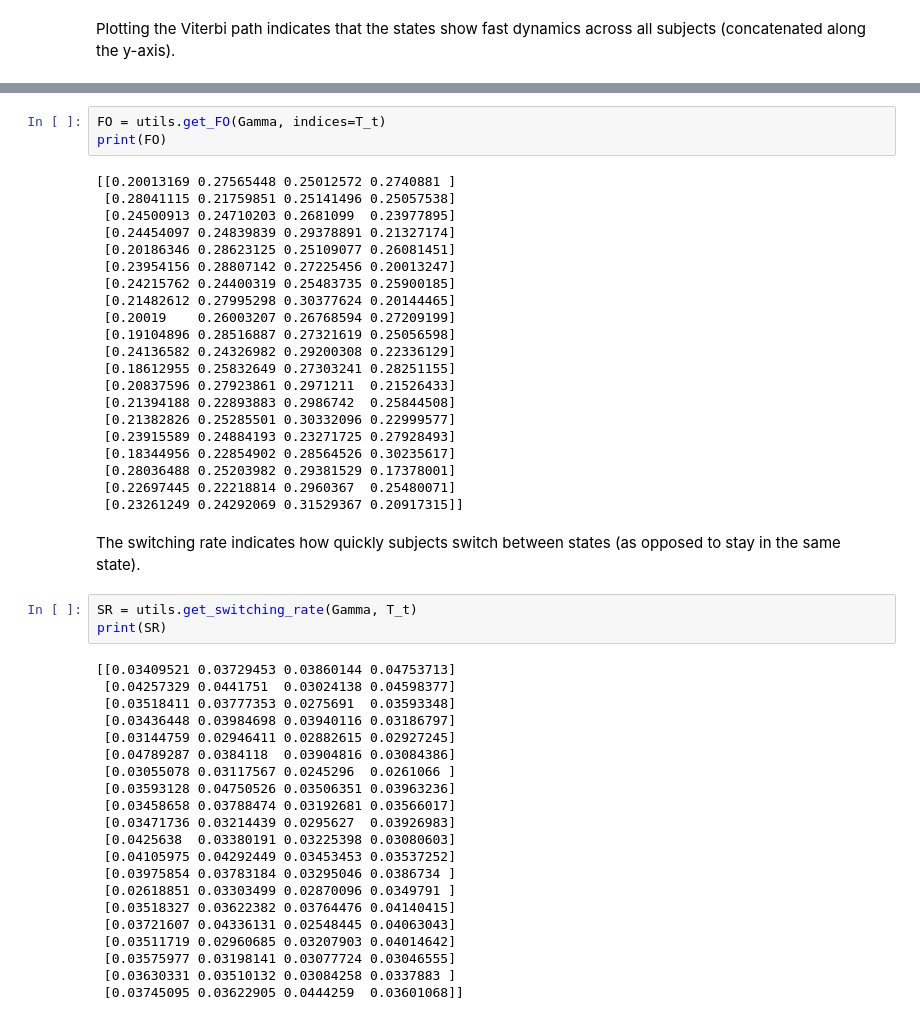
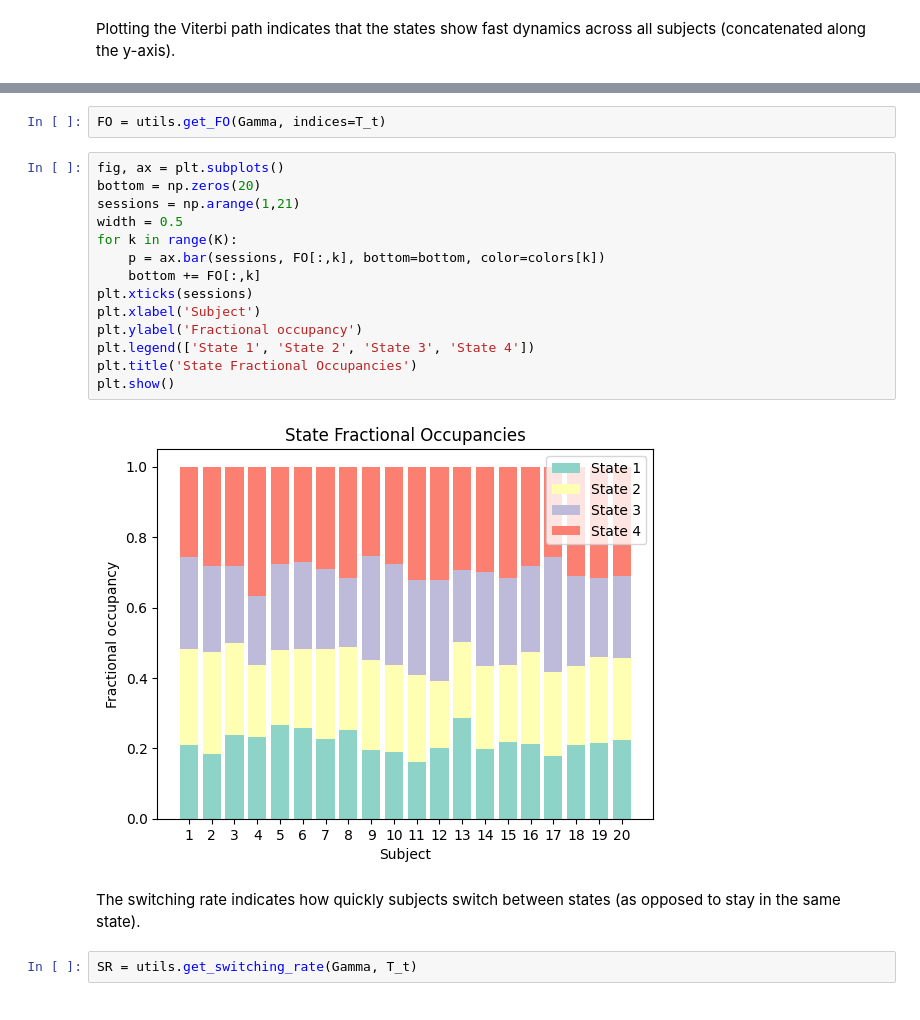
Before and after one commit to vidaurre/glhmm, a Jupyter notebook: docs/notebooks/GaussianHMM_example.ipynb, the cells around one changed output, grey strips where cells are left out. Saved outputs shown, nothing was run; the diff lists cells and outputs as text.

```diff
--- a/docs/notebooks/GaussianHMM_example.ipynb
+++ b/docs/notebooks/GaussianHMM_example.ipynb
@@ -191,50 +218,22 @@ Fractional occupancies, switching rates, lifetimes
 # %%
 FO = utils.get_FO(Gamma, indices=T_t)
-print(FO)
-# %% [output]
-[[0.20013169 0.27565448 0.25012572 0.2740881 ]
- [0.28041115 0.21759851 0.25141496 0.25057538]
- [0.24500913 0.24710203 0.2681099  0.23977895]
- [0.24454097 0.24839839 0.29378891 0.21327174]
- [0.20186346 0.28623125 0.25109077 0.26081451]
- [0.23954156 0.28807142 0.27225456 0.20013247]
- [0.24215762 0.24400319 0.25483735 0.25900185]
- [0.21482612 0.27995298 0.30377624 0.20144465]
- [0.20019    0.26003207 0.26768594 0.27209199]
- [0.19104896 0.28516887 0.27321619 0.25056598]
- [0.24136582 0.24326982 0.29200308 0.22336129]
- [0.18612955 0.25832649 0.27303241 0.28251155]
- [0.20837596 0.27923861 0.2971211  0.21526433]
- [0.21394188 0.22893883 0.2986742  0.25844508]
- [0.21382826 0.25285501 0.30332096 0.22999577]
- [0.23915589 0.24884193 0.23271725 0.27928493]
- [0.18344956 0.22854902 0.28564526 0.30235617]
- [0.28036488 0.25203982 0.29381529 0.17378001]
- [0.22697445 0.22218814 0.2960367  0.25480071]
- [0.23261249 0.24292069 0.31529367 0.20917315]]
+# %%
+fig, ax = plt.subplots()
+bottom = np.zeros(20)
+sessions = np.arange(1,21)
+width = 0.5
+for k in range(K):
+    p = ax.bar(sessions, FO[:,k], bottom=bottom, color=colors[k])
+    bottom += FO[:,k]
+plt.xticks(sessions)
+plt.xlabel('Subject')
+plt.ylabel('Fractional occupancy')
+plt.legend(['State 1', 'State 2', 'State 3', 'State 4'])
+plt.title('State Fractional Occupancies')
+plt.show()
+# %% [output]
+[figure, added]
 # %% [markdown]
 The switching rate indicates how quickly subjects switch between states (as opposed to stay in the same state).
 # %%
 SR = utils.get_switching_rate(Gamma, T_t)
-print(SR)
-# %% [output]
-[[0.03409521 0.03729453 0.03860144 0.04753713]
- [0.04257329 0.0441751  0.03024138 0.04598377]
- [0.03518411 0.03777353 0.0275691  0.03593348]
- [0.03436448 0.03984698 0.03940116 0.03186797]
- [0.03144759 0.02946411 0.02882615 0.02927245]
- [0.04789287 0.0384118  0.03904816 0.03084386]
- [0.03055078 0.03117567 0.0245296  0.0261066 ]
- [0.03593128 0.04750526 0.03506351 0.03963236]
- [0.03458658 0.03788474 0.03192681 0.03566017]
- [0.03471736 0.03214439 0.0295627  0.03926983]
- [0.0425638  0.03380191 0.03225398 0.03080603]
- [0.04105975 0.04292449 0.03453453 0.03537252]
- [0.03975854 0.03783184 0.03295046 0.0386734 ]
- [0.02618851 0.03303499 0.02870096 0.0349791 ]
- [0.03518327 0.03622382 0.03764476 0.04140415]
- [0.03721607 0.04336131 0.02548445 0.04063043]
- [0.03511719 0.02960685 0.03207903 0.04014642]
- [0.03575977 0.03198141 0.03077724 0.03046555]
- [0.03630331 0.03510132 0.03084258 0.0337883 ]
- [0.03745095 0.03622905 0.0444259  0.03601068]]
```
Also changed, not shown: parts of 20 cells of this notebook.
